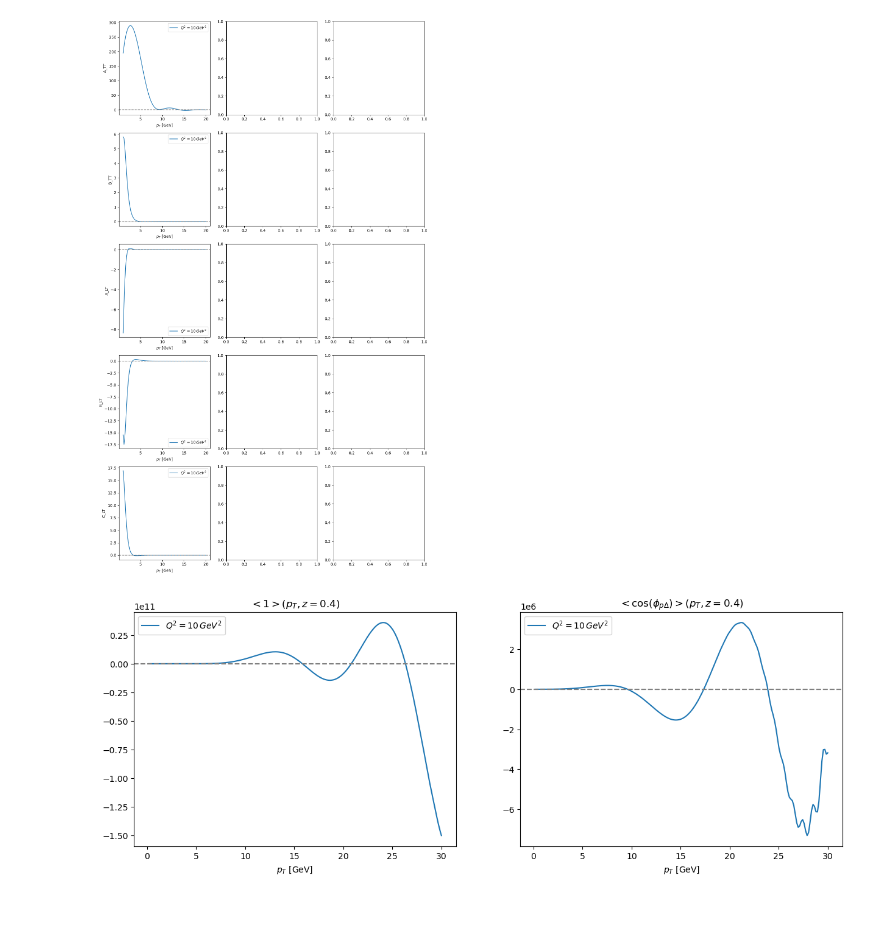
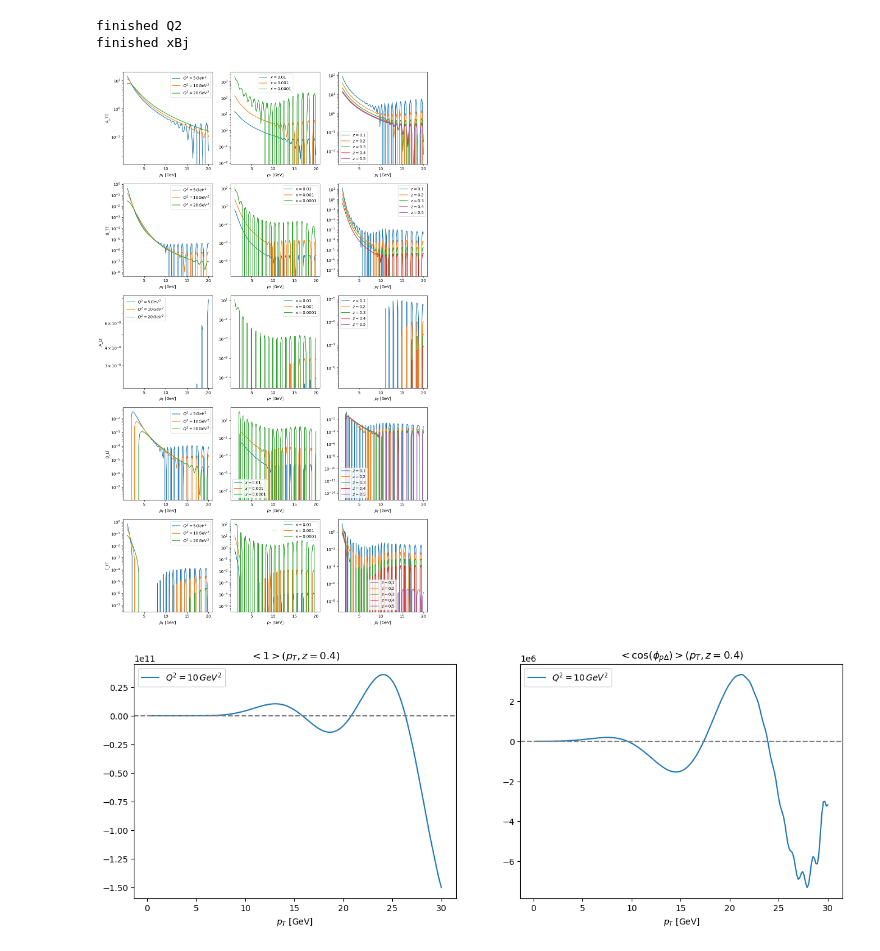
Before and after one commit to brandonmanley/dijet_DSA, a Jupyter notebook: bmanley/DSA_testing.ipynb, the cells around one changed output. Drawn from its saved outputs; the diff is of its cells as text; code cells hidden in the pictures; blank space fills up the shorter version.

```diff
--- a/bmanley/DSA_testing.ipynb
+++ b/bmanley/DSA_testing.ipynb
@@ -343,47 +390,67 @@ def A_LL_unpolar(pT, Q, z, xBj):
 pT_values = np.linspace(1, 20, 100)
 
 # vary Q2, xBj, z
-# Qs = [np.sqrt(5), np.sqrt(10), np.sqrt(20)]
-Qs = [np.sqrt(10)]
+Qs = [np.sqrt(5), np.sqrt(10), np.sqrt(20)]
+# Qs = [np.sqrt(5)]
 xBjs = [0.01, 0.001, 0.0001]
 zs = [0.1, 0.2, 0.3, 0.4, 0.5]
 
 varied_data = {}
 varied_data['Q2'] = {func.__name__: [[func(pT, Q, zs[-2], xBjs[0]) for pT in pT_values] for Q in Qs] for func in [A_TT, B_TT, A_LT, B_LT, C_LT]}
-# varied_data['xBj'] = {func.__name__: [[func(pT, Qs[0], zs[0], xBj) for pT in pT_values] for xBj in xBjs] for func in [A_TT, B_TT, A_LT, B_LT, C_LT]}
-# varied_data['z'] = {func.__name__: [[func(pT, Qs[0], z, xBjs[0]) for pT in pT_values] for z in zs] for func in [A_TT, B_TT, A_LT, B_LT, C_LT]}
+print('finished Q2')
+varied_data['xBj'] = {func.__name__: [[func(pT, Qs[0], zs[-2], xBj) for pT in pT_values] for xBj in xBjs] for func in [A_TT, B_TT, A_LT, B_LT, C_LT]}
+print('finished xBj')
+varied_data['z'] = {func.__name__: [[func(pT, Qs[0], z, xBjs[0]) for pT in pT_values] for z in zs] for func in [A_TT, B_TT, A_LT, B_LT, C_LT]}
+# %% [output]
+finished Q2
+finished xBj
 # %%
 # plot variations
 
 # amplitude plots
 fig, axes = plt.subplots(5, 3, figsize=(12, 20))
 
 for idist, dist in enumerate(['A_TT', 'B_TT', 'A_LT', 'B_LT', 'C_LT']):
     axes[idist,0].set_ylabel(dist)
 
     for iQ, Q in enumerate(Qs):
         axes[idist,0].plot(pT_values, varied_data['Q2'][dist][iQ], label = fr'$Q^2={round(Q**2)}\,GeV^2$')
         axes[idist,0].legend()
         axes[idist,0].axhline(y=0, color='grey', linestyle='--')
         axes[idist,0].set_xlabel(r'$p_T$ [GeV]')
-        # axes[idist,0].semilogy()
+        axes[idist,0].semilogy()
 
-    # for ixBj, xBj in enumerate(xBjs):
-    #     axes[idist,1].plot(pT_values, varied_data['xBj'][dist][ixBj], label = fr'$x={xBj}$')
-    #     axes[idist,1].legend()
-    #     axes[idist,1].axhline(y=0, color='grey', linestyle='--')
-    #     axes[idist,1].set_xlabel(r'$p_T$ [GeV]')
+    for ixBj, xBj in enumerate(xBjs):
+        axes[idist,1].plot(pT_values, varied_data['xBj'][dist][ixBj], label = fr'$x={xBj}$')
+        axes[idist,1].legend()
+        axes[idist,1].axhline(y=0, color='grey', linestyle='--')
+        axes[idist,1].set_xlabel(r'$p_T$ [GeV]')
+        axes[idist,1].semilogy()
 
-    # for iz, z in enumerate(zs):
-    #     axes[idist,2].plot(pT_values, varied_data['z'][dist][iz], label = fr'$z={z}$')
-    #     axes[idist,2].legend()
-    #     axes[idist,2].axhline(y=0, color='grey', linestyle='--')
-    #     axes[idist,2].set_xlabel(r'$p_T$ [GeV]')
+    for iz, z in enumerate(zs):
+        axes[idist,2].plot(pT_values, varied_data['z'][dist][iz], label = fr'$z={z}$')
+        axes[idist,2].legend()
+        axes[idist,2].axhline(y=0, color='grey', linestyle='--')
+        axes[idist,2].set_xlabel(r'$p_T$ [GeV]')
+        axes[idist,2].semilogy()
+
+
+# fig, axes = plt.subplots(1, 3, figsize=(12, 5))
+
+# for iQ, Q in enumerate(Qs):
+#     axes[iQ].plot(pT_values, np.abs(varied_data['Q2']['C_LT'][iQ]), label = fr'$C_{{LT}}(Q^2={round(Q**2)}\,GeV^2)$')
+#     axes[iQ].plot(pT_values, np.abs(np.array(varied_data['Q2']['B_LT'][iQ]) - np.array(varied_data['Q2']['C_LT'][iQ])), label = fr'$B_{{LT}} - C_{{LT}}(Q^2={round(Q**2)}\,GeV^2$)')
+#     axes[iQ].plot(pT_values, np.abs(np.array(varied_data['Q2']['B_TT'][iQ])), label = fr'$B_{{TT}}(Q^2={round(Q**2)}\,GeV^2)$')
+#     axes[iQ].legend()
+#     axes[iQ].axhline(y=0, color='grey', linestyle='--')
+#     axes[iQ].set_xlabel(r'$p_T$ [GeV]')
+#     axes[iQ].semilogy()
+
 
 plt.tight_layout()
 plt.show()
 # %% [output]
-[figure, old version]
+[figure, new version]
 # %%
 # compute <1> and <cos\phi>
 
```
Also changed, not shown: parts of 6 cells of this notebook, 3 other files.
